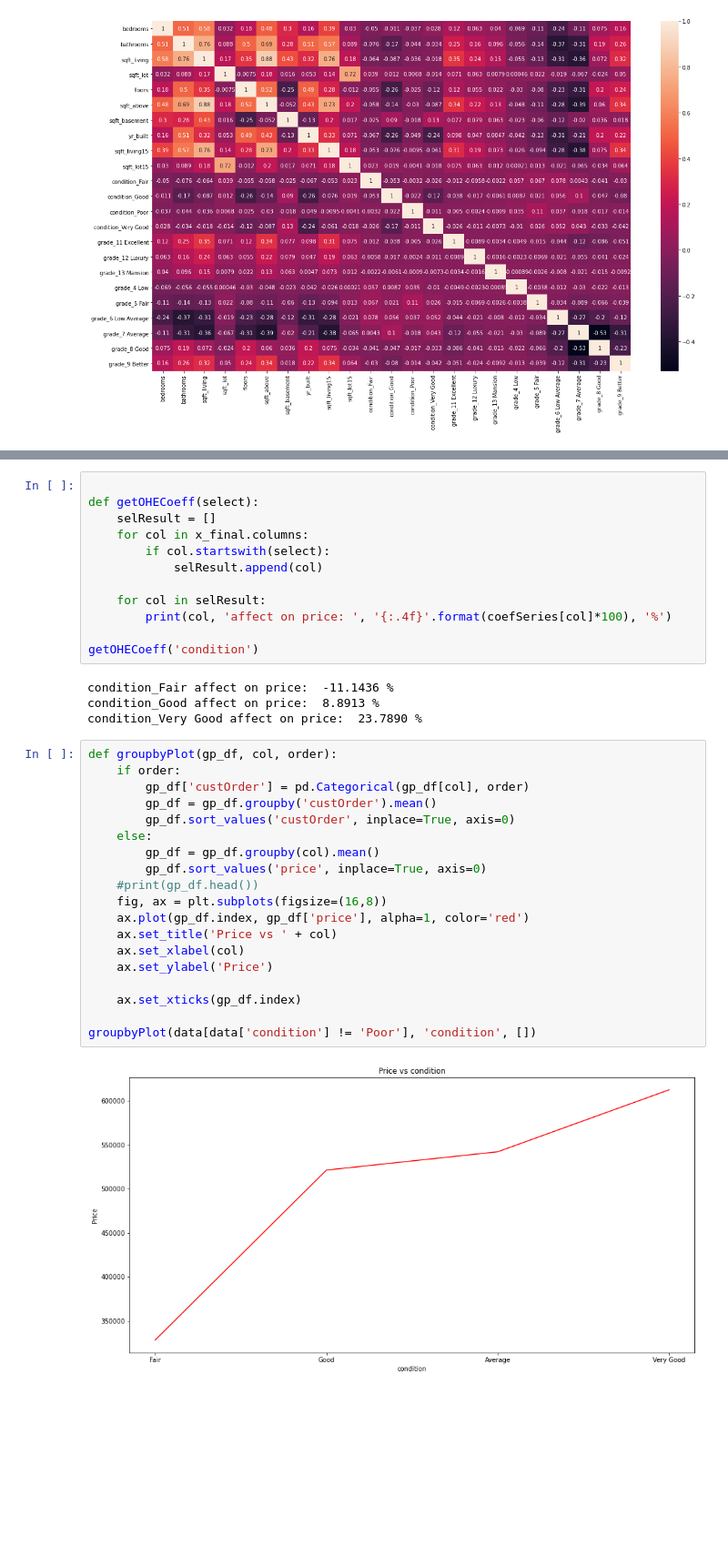
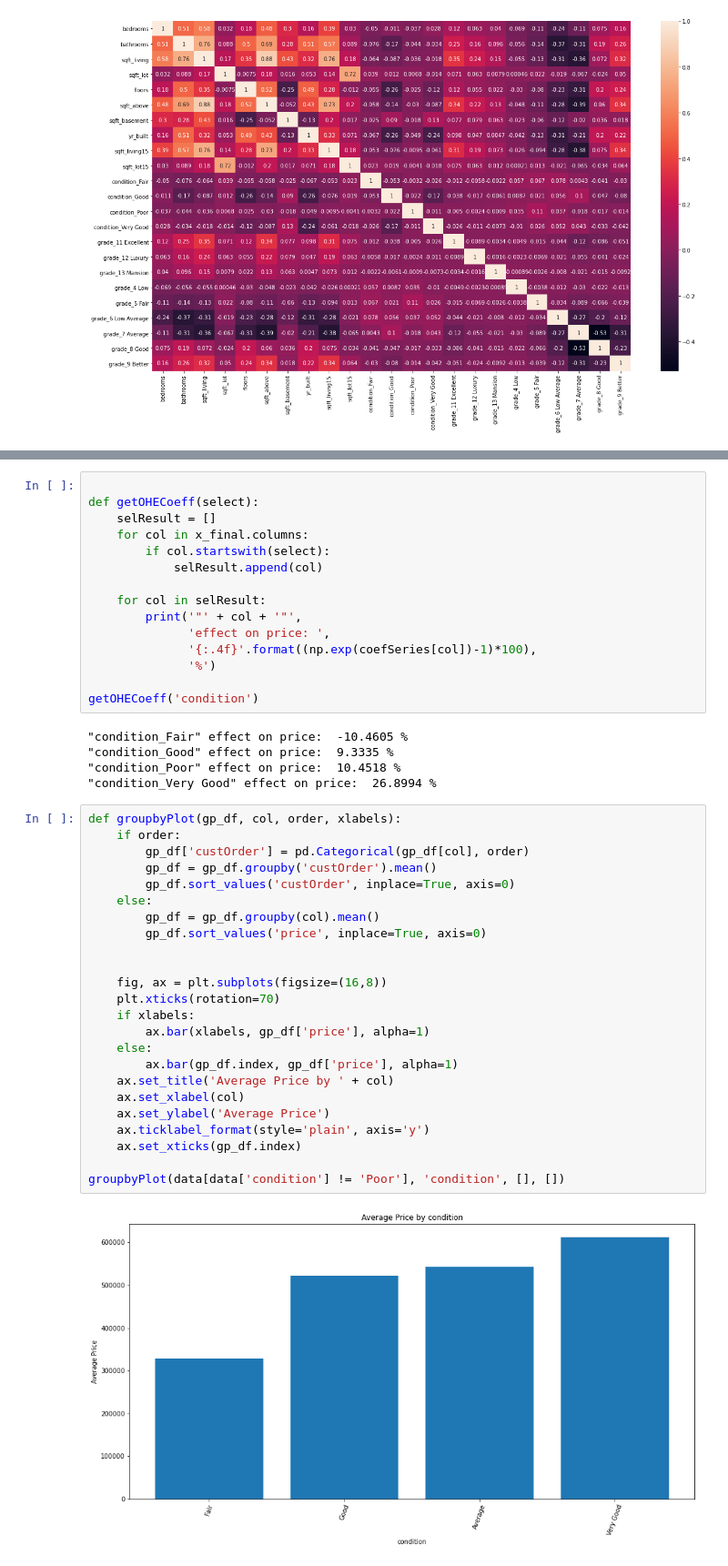
Before and after one commit to kaiuechi/flatiron-real-estate-modeling, a Jupyter notebook: real-estate-modeling.ipynb, the cells around one changed output, grey strips where cells are left out. Shown at 91% size. Drawn from its saved outputs; the diff is of its cells as text; blank space fills up the shorter version.

```diff
--- a/real-estate-modeling.ipynb
+++ b/real-estate-modeling.ipynb
@@ -753,33 +745,42 @@ def getOHECoeff(select):
             selResult.append(col)
 
     for col in selResult:
-        print(col, 'affect on price: ', '{:.4f}'.format(coefSeries[col]*100), '%')
+        print('"' + col + '"',
+              'effect on price: ',
+              '{:.4f}'.format((np.exp(coefSeries[col])-1)*100),
+              '%')
 
 getOHECoeff('condition')
 # %% [output]
-condition_Fair affect on price:  -11.1436 %
-condition_Good affect on price:  8.8913 %
-condition_Very Good affect on price:  23.7890 %
+"condition_Fair" effect on price:  -10.4605 %
+"condition_Good" effect on price:  9.3335 %
+"condition_Poor" effect on price:  10.4518 %
+"condition_Very Good" effect on price:  26.8994 %
 # %%
-def groupbyPlot(gp_df, col, order):
+def groupbyPlot(gp_df, col, order, xlabels):
     if order:
         gp_df['custOrder'] = pd.Categorical(gp_df[col], order)
         gp_df = gp_df.groupby('custOrder').mean()
         gp_df.sort_values('custOrder', inplace=True, axis=0)
     else:
         gp_df = gp_df.groupby(col).mean()
         gp_df.sort_values('price', inplace=True, axis=0)
-    #print(gp_df.head())
+
+
     fig, ax = plt.subplots(figsize=(16,8))
-    ax.plot(gp_df.index, gp_df['price'], alpha=1, color='red')
-    ax.set_title('Price vs ' + col)
+    plt.xticks(rotation=70)
+    if xlabels:
+        ax.bar(xlabels, gp_df['price'], alpha=1)
+    else:
+        ax.bar(gp_df.index, gp_df['price'], alpha=1)
+    ax.set_title('Average Price by ' + col)
     ax.set_xlabel(col)
-    ax.set_ylabel('Price')
-
+    ax.set_ylabel('Average Price')
+    ax.ticklabel_format(style='plain', axis='y')
     ax.set_xticks(gp_df.index)
 
-groupbyPlot(data[data['condition'] != 'Poor'], 'condition', [])
+groupbyPlot(data[data['condition'] != 'Poor'], 'condition', [], [])
 # %% [output]
-[figure, old version]
+[figure, new version]
 # %% [markdown]
 ### Impact of House Grade
```
Also changed, not shown: parts of 47 cells of this notebook, 6 other files.
